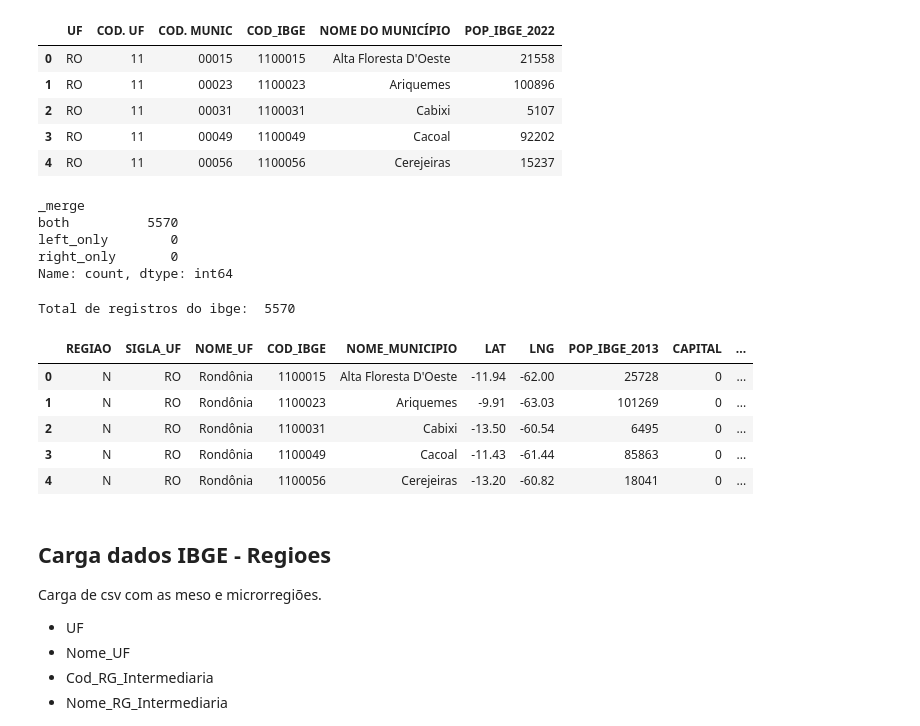
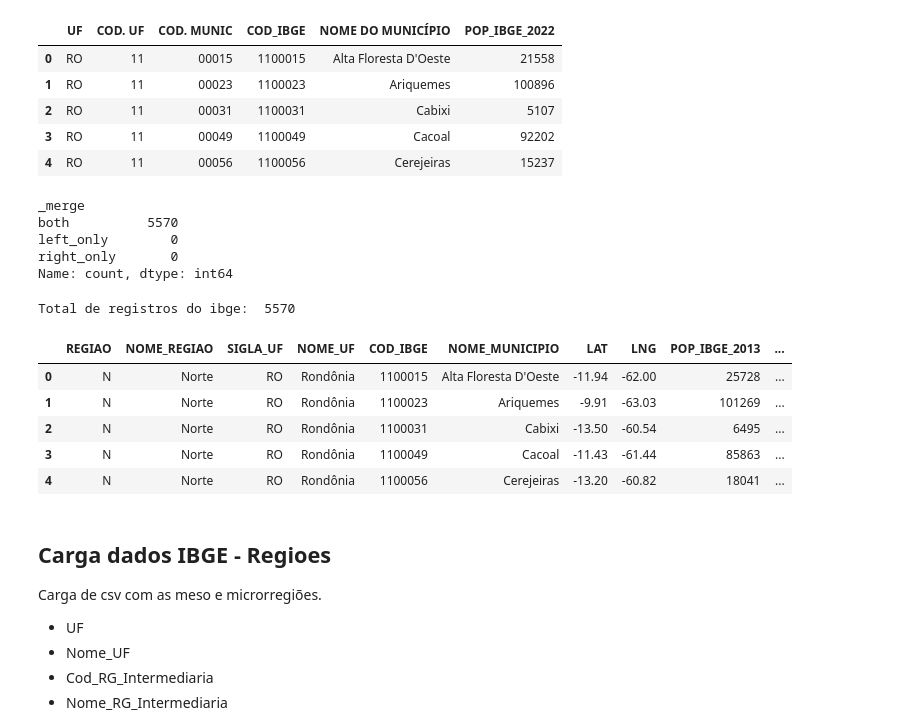
Before and after one commit to AlanaVieira/dados-ies, a Jupyter notebook: cadernos/versao02/01_Prepara_dados_IES.ipynb, the cells around one changed output. Saved outputs shown, nothing was run; the diff lists cells and outputs as text; code cells hidden in the pictures.

```diff
--- a/cadernos/versao02/01_Prepara_dados_IES.ipynb
+++ b/cadernos/versao02/01_Prepara_dados_IES.ipynb
@@ -100,0 +103,8 @@ def checar_df(df):
+# %%
+def define_nome_regiao(x):
+    if x == 'NE':   return 'Nordeste'
+    elif x == 'SE': return 'Sudeste'
+    elif x == 'S': return 'Sul'
+    elif x == 'CO': return 'Centro-Oeste'
+    elif x == 'N': return 'Norte'
+    else: return 'não informado'
@@ -221,35 +264,39 @@ memory usage: 239.5+ KB
 # %%
 # Consolida df do IBGE
 col_interesse1 = ['REGIAO', 'SIGLA_UF', 'NOME_UF', 'COD_IBGE', 'NOME_MUNICIPIO', 'LAT', 'LNG', 'POP_IBGE_2013', 'CAPITAL']
 col_interesse2 = ['COD_IBGE', 'POP_IBGE_2022']
 ibge3 = pd.merge(ibge1[col_interesse1],
                 ibge2[col_interesse2],
                 how='inner',
                 left_on = 'COD_IBGE',
                 right_on = 'COD_IBGE',
                 indicator=True)
 
 display(ibge3['_merge'].value_counts()) # para assegurar que todos os dados foram preenchidos
 
 cols_delete = ['_merge']
 for c in cols_delete:
     del ibge3[c]
 
+# Incluir Nome da Regiao
+ibge3.insert(ibge3.columns.get_loc('REGIAO')+1, \
+                'NOME_REGIAO', ibge3['REGIAO'].apply(lambda x: define_nome_regiao(x)))
+
 print('\nTotal de registros do ibge: ', ibge3.shape[0])
 display(ibge3.head(5))
 # %% [output]
 _merge
 both          5570
 left_only        0
 right_only       0
 Name: count, dtype: int64
 Total de registros do ibge:  5570
-|  | REGIAO | SIGLA_UF | NOME_UF | COD_IBGE | NOME_MUNICIPIO | LAT | LNG | POP_IBGE_2013 | CAPITAL | ... |
-| 0 | N | RO | Rondônia | 1100015 | Alta Floresta D'Oeste | -11.94 | -62.00 | 25728 | 0 | ... |
-| 1 | N | RO | Rondônia | 1100023 | Ariquemes | -9.91 | -63.03 | 101269 | 0 | ... |
-| 2 | N | RO | Rondônia | 1100031 | Cabixi | -13.50 | -60.54 | 6495 | 0 | ... |
-| 3 | N | RO | Rondônia | 1100049 | Cacoal | -11.43 | -61.44 | 85863 | 0 | ... |
-| 4 | N | RO | Rondônia | 1100056 | Cerejeiras | -13.20 | -60.82 | 18041 | 0 | ... |
+|  | REGIAO | NOME_REGIAO | SIGLA_UF | NOME_UF | COD_IBGE | NOME_MUNICIPIO | LAT | LNG | POP_IBGE_2013 | ... |
+| 0 | N | Norte | RO | Rondônia | 1100015 | Alta Floresta D'Oeste | -11.94 | -62.00 | 25728 | ... |
+| 1 | N | Norte | RO | Rondônia | 1100023 | Ariquemes | -9.91 | -63.03 | 101269 | ... |
+| 2 | N | Norte | RO | Rondônia | 1100031 | Cabixi | -13.50 | -60.54 | 6495 | ... |
+| 3 | N | Norte | RO | Rondônia | 1100049 | Cacoal | -11.43 | -61.44 | 85863 | ... |
+| 4 | N | Norte | RO | Rondônia | 1100056 | Cerejeiras | -13.20 | -60.82 | 18041 | ... |
 # %%
 # para checar um municipio específico
 # ibge[ibge['NOME_MUNICIPIO']=='Brasília']
```
Also changed, not shown: parts of 43 cells of this notebook, 45 other files.
